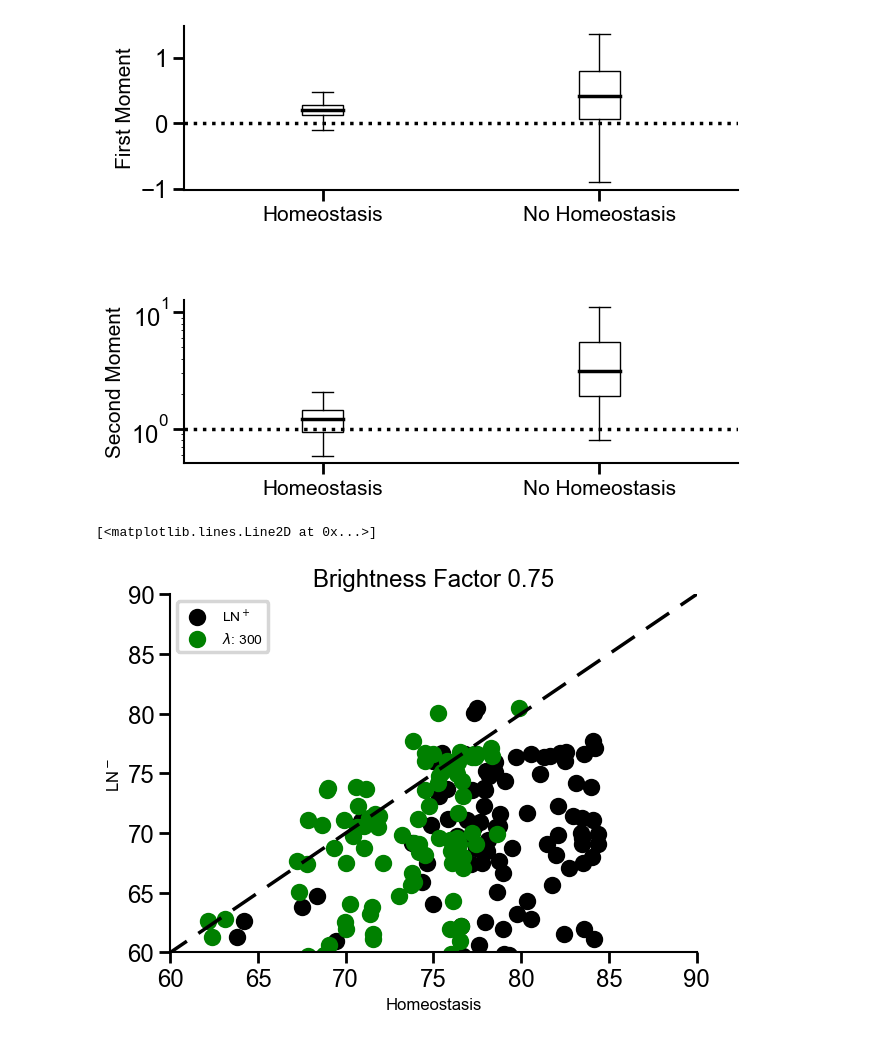
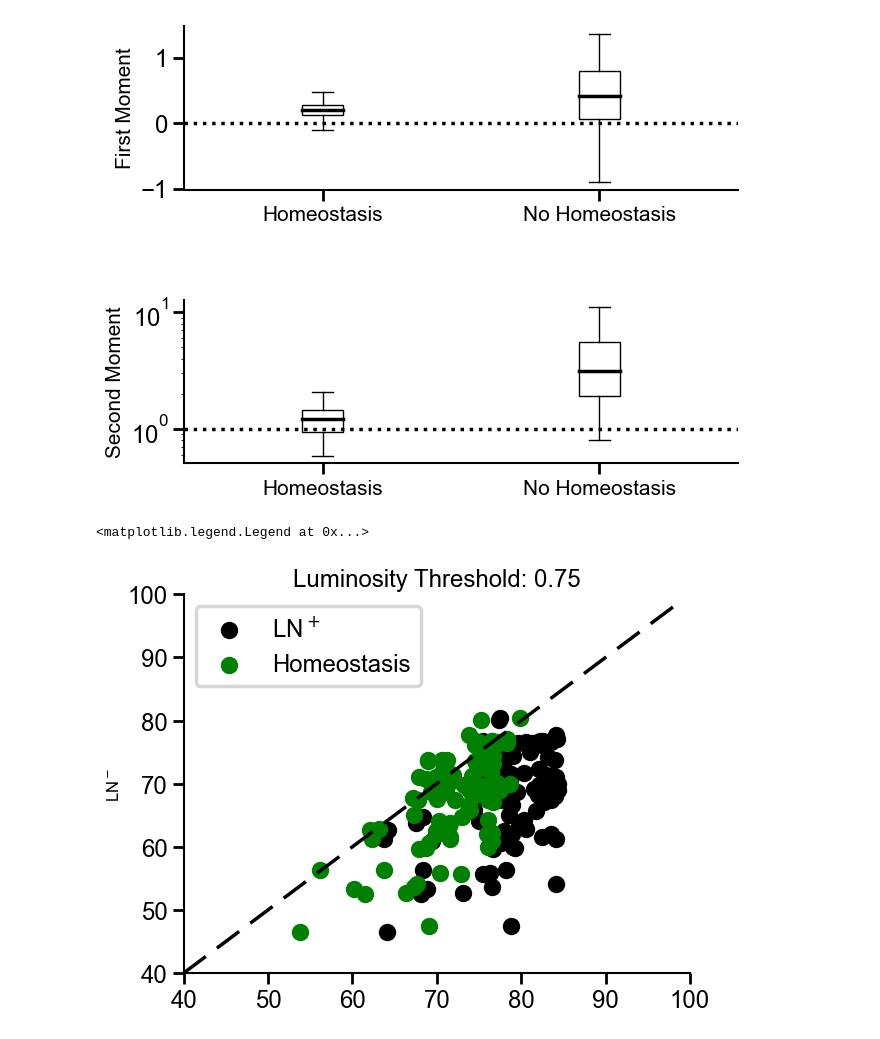
Before and after one commit to RoyHEyono/HomeostaticDANN, a Jupyter notebook: models/dense_mnist_task/notebooks/naisys_plots.ipynb, the cells around one changed output. Cells and saved outputs as stored; diff of their text form; code cells hidden in the pictures.

Commit message:
More NAISYS plots

```diff
--- a/models/dense_mnist_task/notebooks/naisys_plots.ipynb
+++ b/models/dense_mnist_task/notebooks/naisys_plots.ipynb
@@ -122,75 +122,39 @@ gs1.tight_layout(fig, rect=[0, 0, 0.5, 1.0])
 # %%
 fig, ax = plt.subplots()
 
 cmap = plt.get_cmap('viridis')
 
-#lambs = [1, 10, 100, 1000]
-#lambs = [150, 300, 400, 500]
-lambs = [300]
-
-values = np.linspace(0, 1, len(lambs))
 
 top_n = len(runs_dict["runs_vanilla_dann"])
-# print(f"Here: {top_n}")
 
-activate_color = True
-
+label_flag = True
 for top in range(top_n):
 
     vanilla_dann_acc = runs_dict["runs_vanilla_dann"][top].summary['test_acc']
-
     for rn in runs_dict["runs_vanilla_dann_layernorm"]:
         if same_config(rn.config, runs_dict["runs_vanilla_dann"][top].config, keys=['lr', 'wd','inhib_lrs', 'momentum', 'inhib_momentum', 'homeostasis']):
-            if rn.config['lr'] > 0.06:
-                continue
-            plt.scatter(rn.summary['test_acc'], vanilla_dann_acc, color="black", label="LN$^+$" if activate_color else None)
-            activate_color = False
+            plt.scatter(rn.summary['test_acc'], vanilla_dann_acc, color="black", alpha=1, label=f"LN$^+$" if label_flag else None)
+            label_flag = False
 
-for idx, lambdaa in enumerate(lambs):
+label_flag = True
+for top in range(top_n):
 
-    EI = fetch_runs(api, entity='project_danns', project_name='Luminosity_DeepDANN_ExhaustiveSearch', filters={"config.dataset": "fashionmnist",
-                                                                        "config.brightness_factor": bright_factor, "config.homeostasis": 1, "config.normtype": 0,
-                                                                        "config.use_testset": True, "config.task_opt_inhib": 1, "config.use_sep_bias_gain_lrs": 0,
-                                                                        "config.homeostatic_annealing": 0 , "config.lambda_homeo": lambdaa}, order="-summary_metrics.test_acc")
-    # print(len(EI))
-
-    data = []
-
-    color = cmap(values[idx])
-    activate_color = True
-
-    best_LN_plus = []
-    best_LN_minus = []
-
-    EI_lambdas = {}
-
-    failed_runs = 0
-
-    for top in range(top_n):
-        best_acc_run_ln_config = 0
-
-        vanilla_dann_acc = runs_dict["runs_vanilla_dann"][top].summary['test_acc']
-
-        best_LN_minus.append(vanilla_dann_acc)
-        EI_lambdas_temp = {}
-
-        for rn in EI:
-            if same_config(rn.config, runs_dict["runs_vanilla_dann"][top].config, keys=['lr', 'wd','inhib_lrs', 'momentum', 'inhib_momentum']):
-                if rn.config['lr'] > 0.06:
-                    continue
-                plt.scatter(rn.summary['test_acc'], vanilla_dann_acc, color="green", label=f"$\lambda$: {lambdaa}" if activate_color else None)
-                activate_color = False
+    vanilla_dann_acc = runs_dict["runs_vanilla_dann"][top].summary['test_acc']
+    for rn in runs_dict["runs_homeostasis"]:
+        if same_config(rn.config, runs_dict["runs_vanilla_dann"][top].config, keys=['lr', 'wd','inhib_lrs', 'momentum', 'inhib_momentum']):
+            plt.scatter(rn.summary['test_acc'], vanilla_dann_acc, color="green", label=f"Homeostasis" if label_flag else None)
+            label_flag = False
 
 
 
-ax.set_xlabel(f"Homeostasis")
+#ax.set_xlabel(f"LN$^+$")
 ax.set_ylabel("LN$^-$")
-ax.legend(fontsize=10)
-ax.set_title(f'Brightness Factor {bright_factor}')
+ax.set_title(f"Luminosity Threshold: {bright_factor}")
 list_line = range(100)
-ax.set_xlim(60, 90)
-ax.set_ylim(60, 90)
-ax.plot(list_line, list_line, label='y = x', color='black', linestyle='--')
+ax.set_xlim(40, 100)
+ax.set_ylim(40, 100)
+ax.plot(list_line, list_line, color='black', linestyle='--')
+ax.legend()
 # %% [output]
-[<matplotlib.lines.Line2D at 0x...>]
+<matplotlib.legend.Legend at 0x...>
-[figure, old version]
+[figure, new version]
```
Also changed, not shown: parts of 7 cells of this notebook, 2 other files.
